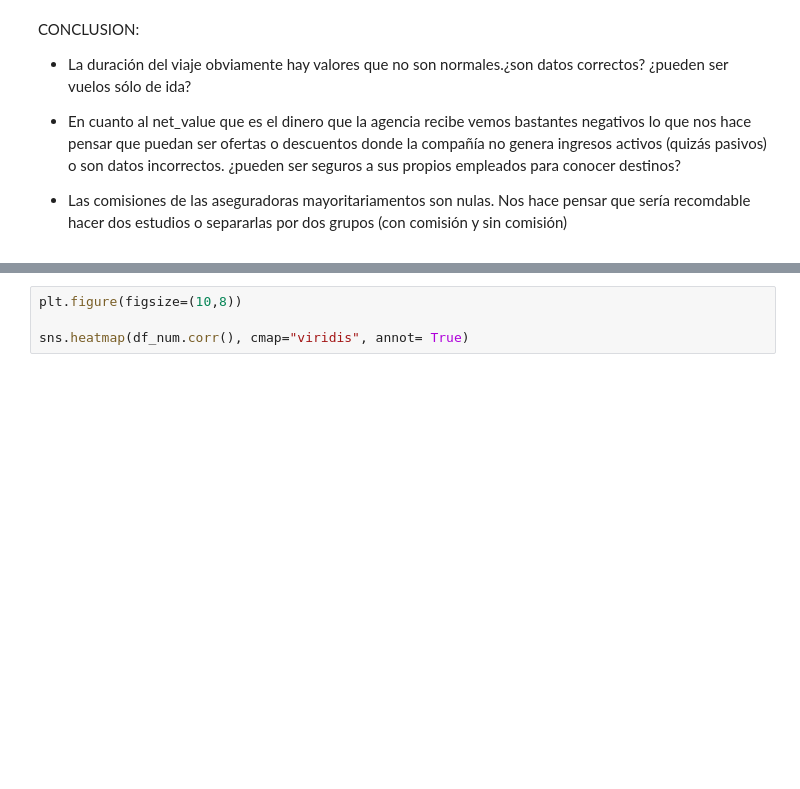
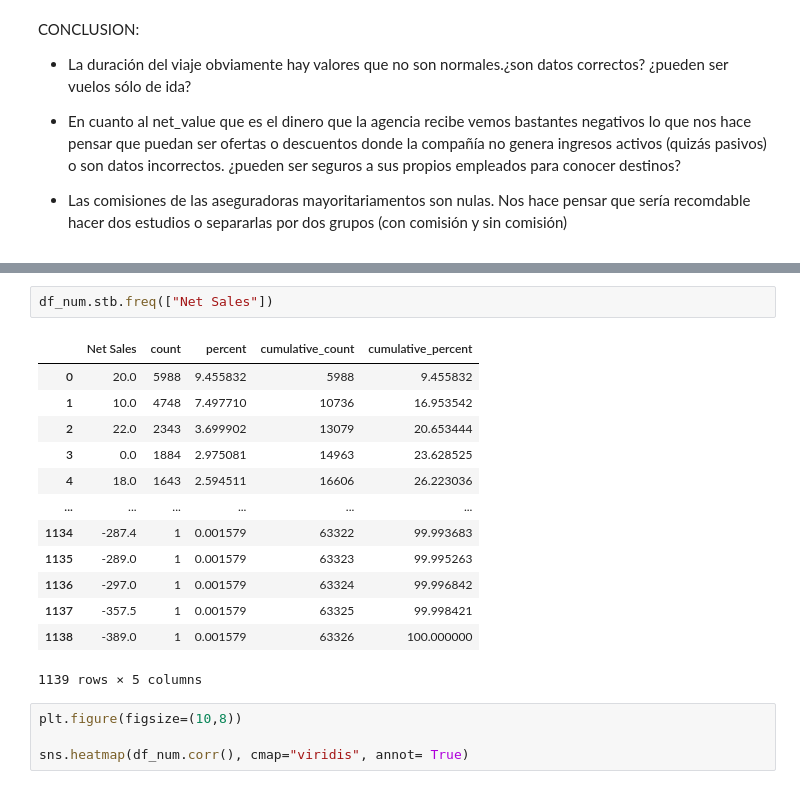
Before and after one commit to NataliaBarquin/Adalab_Pair_programming_5_machine_learning, a Jupyter notebook: Pair_RLO1_EDA.ipynb, the cells around one changed output, grey strips where cells are left out. Cells and saved outputs as stored; diff of their text form; blank space fills up the shorter version.

```diff
--- a/Pair_RLO1_EDA.ipynb
+++ b/Pair_RLO1_EDA.ipynb
@@ -310,3 +350,19 @@ dtype: int64
+# %%
+df_num.stb.freq(["Net Sales"])
+# %% [output]
+|  | Net Sales | count | percent | cumulative_count | cumulative_percent |
+| 0 | 20.0 | 5988 | 9.455832 | 5988 | 9.455832 |
+| 1 | 10.0 | 4748 | 7.497710 | 10736 | 16.953542 |
+| 2 | 22.0 | 2343 | 3.699902 | 13079 | 20.653444 |
+| 3 | 0.0 | 1884 | 2.975081 | 14963 | 23.628525 |
+| 4 | 18.0 | 1643 | 2.594511 | 16606 | 26.223036 |
+| ... | ... | ... | ... | ... | ... |
+| 1134 | -287.4 | 1 | 0.001579 | 63322 | 99.993683 |
+| 1135 | -289.0 | 1 | 0.001579 | 63323 | 99.995263 |
+| 1136 | -297.0 | 1 | 0.001579 | 63324 | 99.996842 |
+| 1137 | -357.5 | 1 | 0.001579 | 63325 | 99.998421 |
+| 1138 | -389.0 | 1 | 0.001579 | 63326 | 100.000000 |
+1139 rows × 5 columns
 # %%
 plt.figure(figsize=(10,8))
 
```
Also changed, not shown: parts of 11 cells of this notebook.
